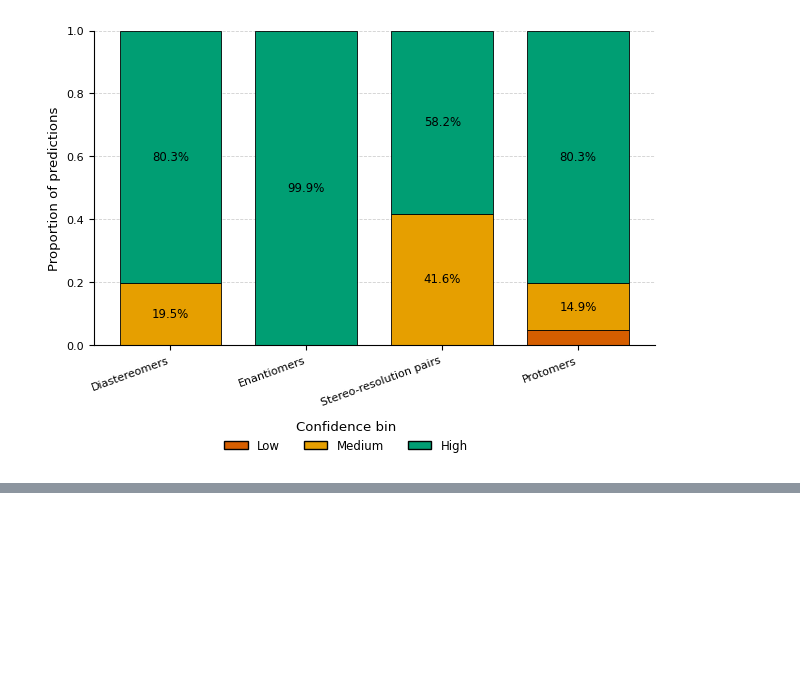
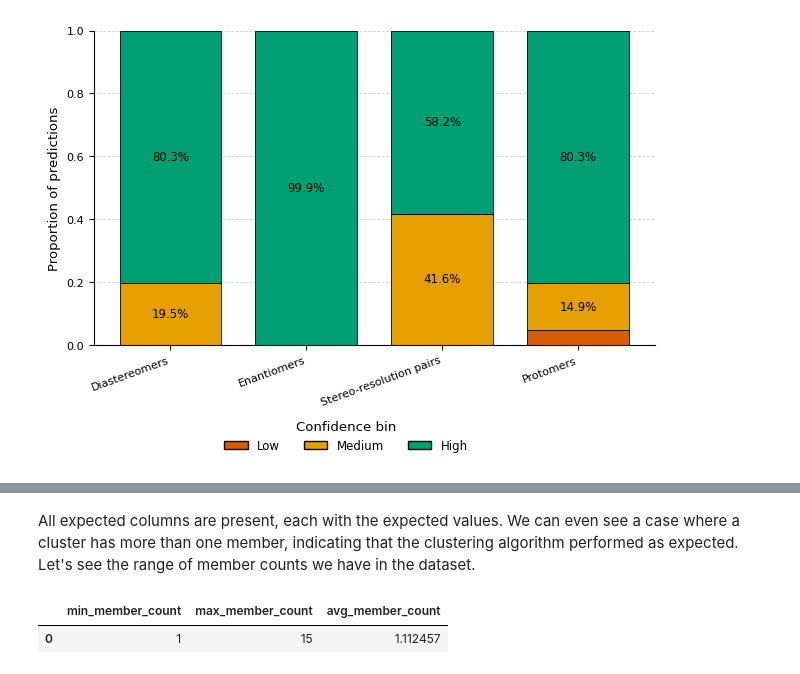
Before and after one commit to Digital-Metabolic-Twin-Centre/stereomapper, a Jupyter notebook: experiments/analysis/relationship_results.ipynb, the cells around one changed output, grey strips where cells are left out. Cells and saved outputs as stored; diff of their text form; code cells hidden in the pictures; blank space fills up the shorter version.

```diff
--- a/experiments/analysis/171025_compare_molD_ReconXKG_relationships.ipynb
+++ b/experiments/analysis/relationship_results.ipynb
@@ -394,0 +422,16 @@ Protomers                856    2661   14322   17839
+# %% [markdown]
+All expected columns are present, each with the expected values. We can even see a case where a cluster has more than one member, indicating that the clustering algorithm performed as expected. Let's see the range of member counts we have in the dataset.
+# %%
+sql_range_member_counts = """
+SELECT
+    MIN(member_count) AS min_member_count,
+    MAX(member_count) AS max_member_count,
+    AVG(member_count) AS avg_member_count
+FROM clusters;
+"""
+
+df_member_counts = pd.read_sql_query(sql_range_member_counts, conn)
+df_member_counts
+# %% [output]
+|  | min_member_count | max_member_count | avg_member_count |
+| 0 | 1 | 15 | 1.112457 |
```
Also changed, not shown: parts of 12 cells of this notebook, 4 other files.
